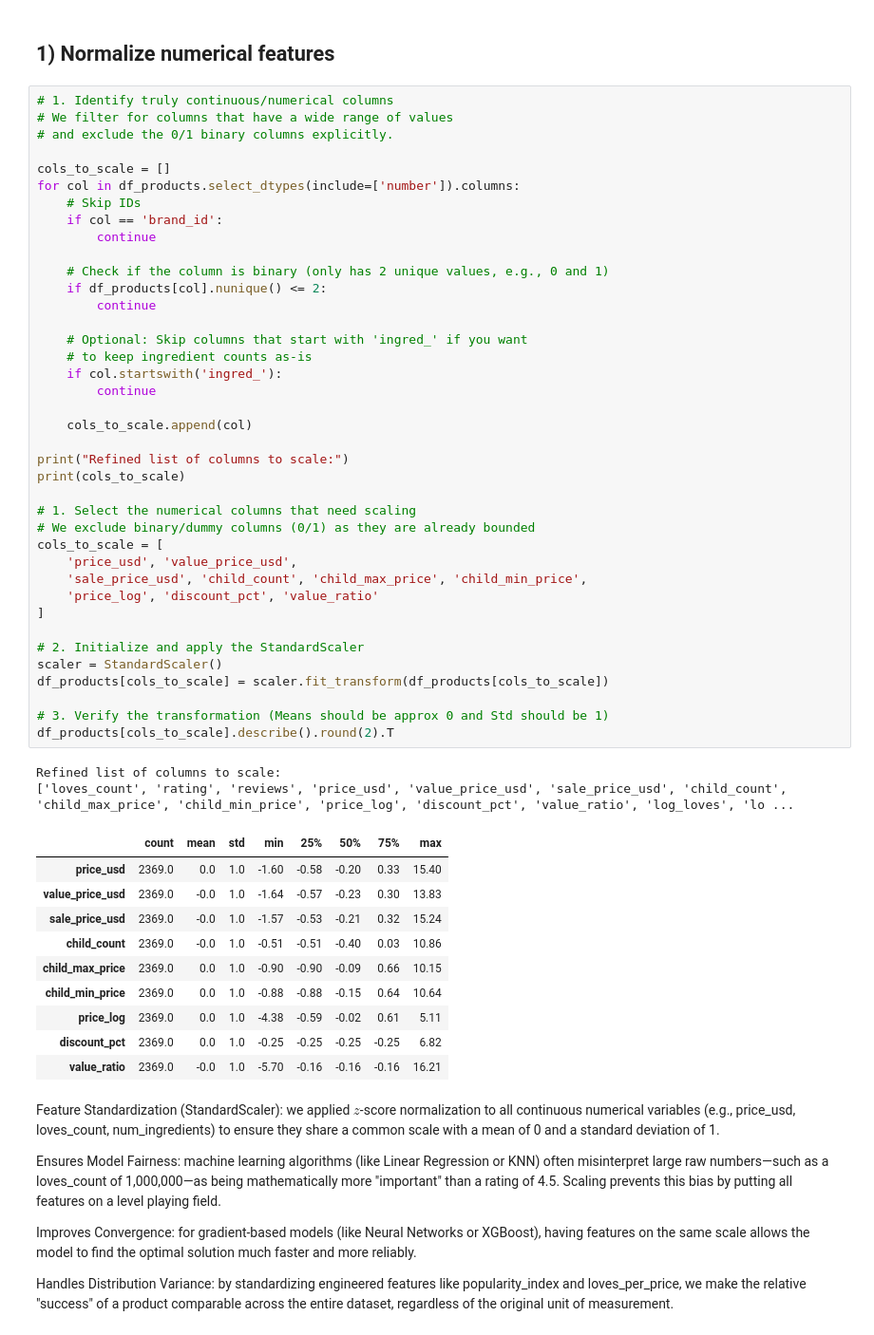
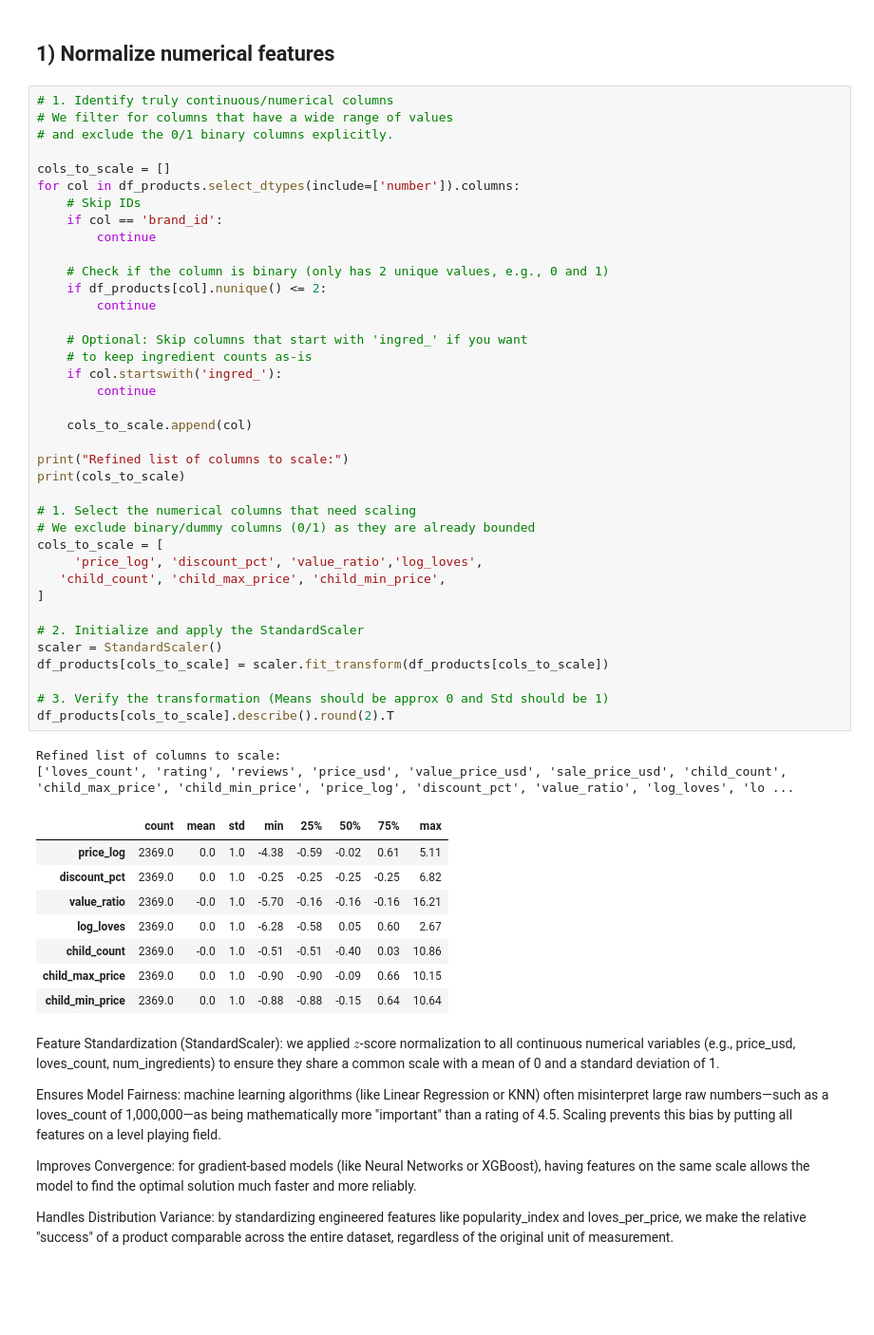
Before and after one commit to xuany823/ads508-FinalProject-Team1, a Jupyter notebook: Data Transformation and Engineering.ipynb, the cells around one changed output. Shown at 95% size. Saved outputs shown, nothing was run; the diff lists cells and outputs as text; blank space fills up the shorter version.

```diff
--- a/Data Transformation and Engineering.ipynb
+++ b/Data Transformation and Engineering.ipynb
@@ -643,45 +646,42 @@ for col in df_products.select_dtypes(include=['number']).columns:
 
     # Check if the column is binary (only has 2 unique values, e.g., 0 and 1)
     if df_products[col].nunique() <= 2:
         continue
 
     # Optional: Skip columns that start with 'ingred_' if you want
     # to keep ingredient counts as-is
     if col.startswith('ingred_'):
         continue
 
     cols_to_scale.append(col)
 
 print("Refined list of columns to scale:")
 print(cols_to_scale)
 
 # 1. Select the numerical columns that need scaling
 # We exclude binary/dummy columns (0/1) as they are already bounded
 cols_to_scale = [
-    'price_usd', 'value_price_usd',
-    'sale_price_usd', 'child_count', 'child_max_price', 'child_min_price',
-    'price_log', 'discount_pct', 'value_ratio'
+     'price_log', 'discount_pct', 'value_ratio','log_loves',
+   'child_count', 'child_max_price', 'child_min_price',
 ]
 
 # 2. Initialize and apply the StandardScaler
 scaler = StandardScaler()
 df_products[cols_to_scale] = scaler.fit_transform(df_products[cols_to_scale])
 
 # 3. Verify the transformation (Means should be approx 0 and Std should be 1)
 df_products[cols_to_scale].describe().round(2).T
 # %% [output]
 Refined list of columns to scale:
 ['loves_count', 'rating', 'reviews', 'price_usd', 'value_price_usd', 'sale_price_usd', 'child_count', 'child_max_price', 'child_min_price', 'price_log', 'discount_pct', 'value_ratio', 'log_loves', 'lo ...
 |  | count | mean | std | min | 25% | 50% | 75% | max |
-| price_usd | 2369.0 | 0.0 | 1.0 | -1.60 | -0.58 | -0.20 | 0.33 | 15.40 |
-| value_price_usd | 2369.0 | -0.0 | 1.0 | -1.64 | -0.57 | -0.23 | 0.30 | 13.83 |
-| sale_price_usd | 2369.0 | -0.0 | 1.0 | -1.57 | -0.53 | -0.21 | 0.32 | 15.24 |
+| price_log | 2369.0 | 0.0 | 1.0 | -4.38 | -0.59 | -0.02 | 0.61 | 5.11 |
+| discount_pct | 2369.0 | 0.0 | 1.0 | -0.25 | -0.25 | -0.25 | -0.25 | 6.82 |
+| value_ratio | 2369.0 | -0.0 | 1.0 | -5.70 | -0.16 | -0.16 | -0.16 | 16.21 |
+| log_loves | 2369.0 | 0.0 | 1.0 | -6.28 | -0.58 | 0.05 | 0.60 | 2.67 |
 | child_count | 2369.0 | -0.0 | 1.0 | -0.51 | -0.51 | -0.40 | 0.03 | 10.86 |
 | child_max_price | 2369.0 | 0.0 | 1.0 | -0.90 | -0.90 | -0.09 | 0.66 | 10.15 |
 | child_min_price | 2369.0 | 0.0 | 1.0 | -0.88 | -0.88 | -0.15 | 0.64 | 10.64 |
-| price_log | 2369.0 | 0.0 | 1.0 | -4.38 | -0.59 | -0.02 | 0.61 | 5.11 |
-| discount_pct | 2369.0 | 0.0 | 1.0 | -0.25 | -0.25 | -0.25 | -0.25 | 6.82 |
-| value_ratio | 2369.0 | -0.0 | 1.0 | -5.70 | -0.16 | -0.16 | -0.16 | 16.21 |
 # %% [markdown]
 Feature Standardization (StandardScaler): we applied $z$-score normalization to all continuous numerical variables (e.g., price_usd, loves_count, num_ingredients) to ensure they share a common scale with a mean of 0 and a standard deviation of 1.
 
```
Also changed, not shown: parts of 9 cells of this notebook.
